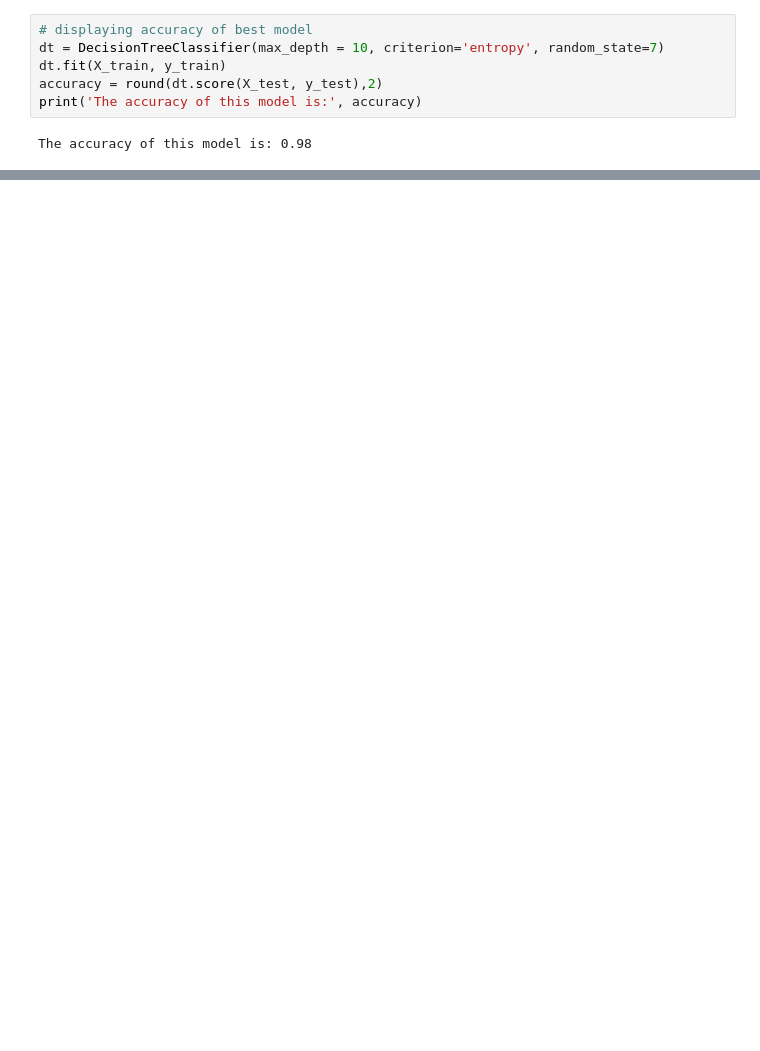
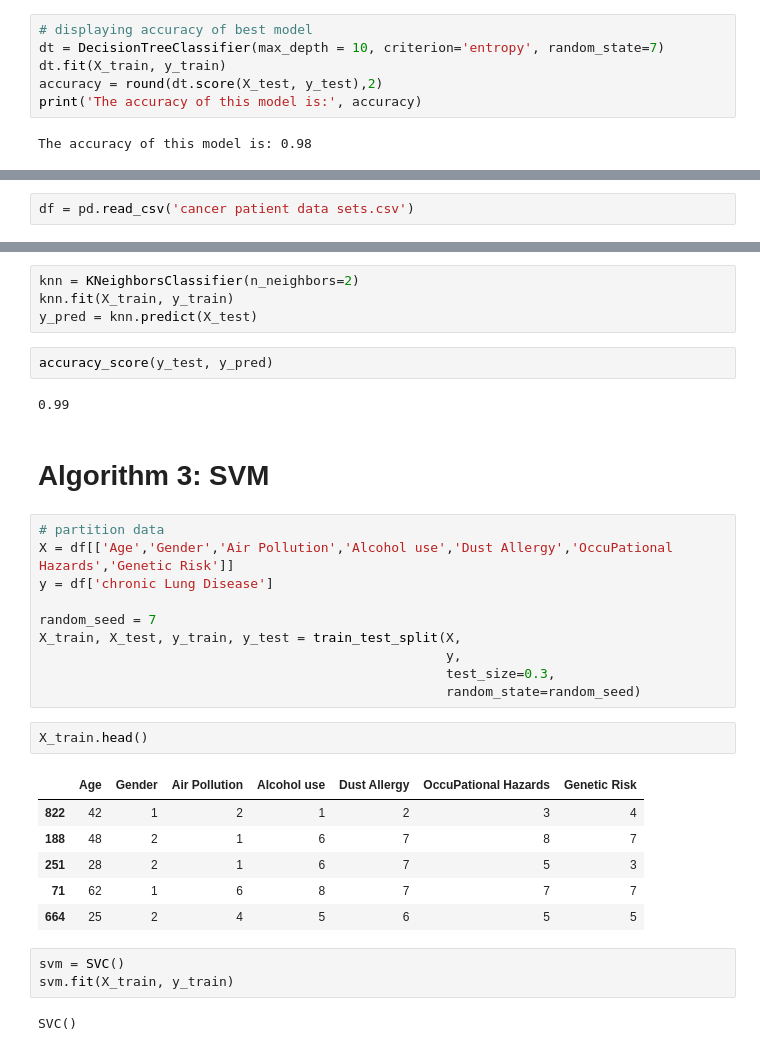
Before and after one commit to aashukedia/DS3000_Project, a Jupyter notebook: Final Project Group 30 (Decision Tree Code).ipynb, the cells around one changed output, grey strips where cells are left out. Cells and saved outputs as stored; diff of their text form; blank space fills up the shorter version.

```diff
--- a/Final Project Group 30 (Decision Tree Code).ipynb
+++ b/Final Project Group 30 (Decision Tree Code).ipynb
@@ -133,0 +141,2 @@ ConfusionMatrixDisplay(confusion_matrix=cm).plot();
+# %%
+df = pd.read_csv('cancer patient data sets.csv')
@@ -133,0 +177,34 @@ ConfusionMatrixDisplay(confusion_matrix=cm).plot();
+# %%
+knn = KNeighborsClassifier(n_neighbors=2)
+knn.fit(X_train, y_train)
+y_pred = knn.predict(X_test)
+# %%
+accuracy_score(y_test, y_pred)
+# %% [output]
+0.99
+# %% [markdown]
+# Algorithm 3: SVM
+# %%
+# partition data
+X = df[['Age','Gender','Air Pollution','Alcohol use','Dust Allergy','OccuPational Hazards','Genetic Risk']]
+y = df['chronic Lung Disease']
+
+random_seed = 7
+X_train, X_test, y_train, y_test = train_test_split(X,
+                                                    y,
+                                                    test_size=0.3,
+                                                    random_state=random_seed)
+# %%
+X_train.head()
+# %% [output]
+|  | Age | Gender | Air Pollution | Alcohol use | Dust Allergy | OccuPational Hazards | Genetic Risk |
+| 822 | 42 | 1 | 2 | 1 | 2 | 3 | 4 |
+| 188 | 48 | 2 | 1 | 6 | 7 | 8 | 7 |
+| 251 | 28 | 2 | 1 | 6 | 7 | 5 | 3 |
+| 71 | 62 | 1 | 6 | 8 | 7 | 7 | 7 |
+| 664 | 25 | 2 | 4 | 5 | 6 | 5 | 5 |
+# %%
+svm = SVC()
+svm.fit(X_train, y_train)
+# %% [output]
+SVC()
```
Also changed, not shown: parts of 17 cells of this notebook.
